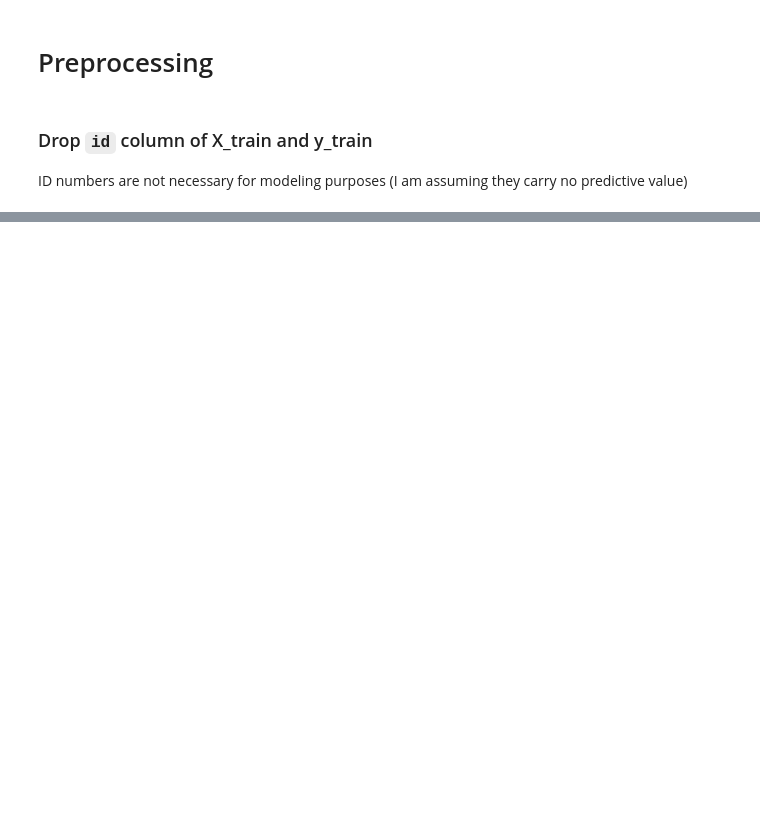
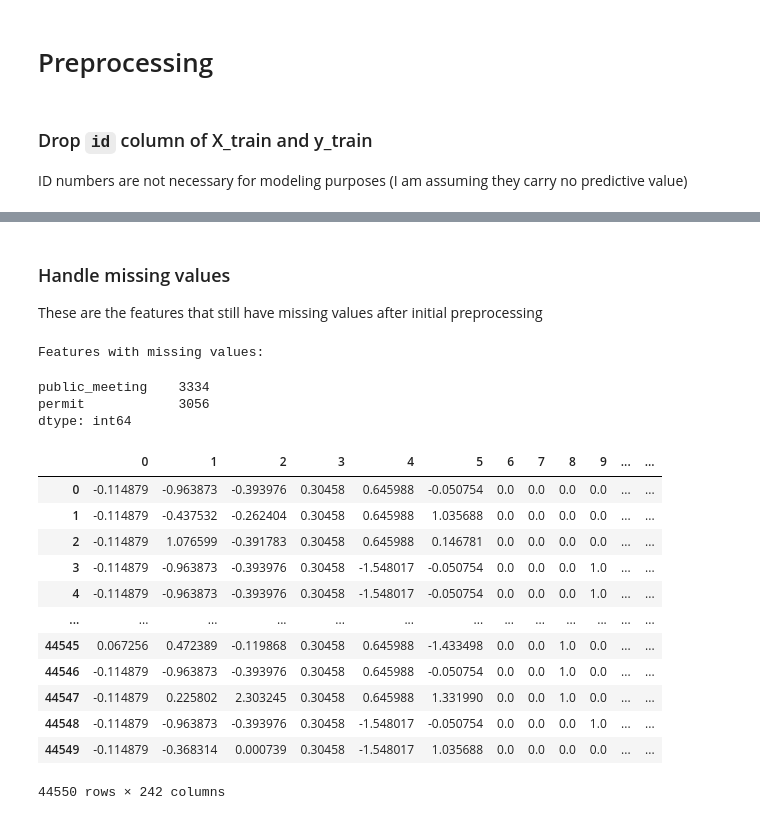
Before and after one commit to rjpost20/Classification-Project, a Jupyter notebook: Water Pump Classification Model.ipynb, the cells around one changed output, grey strips where cells are left out. Cells and saved outputs as stored; diff of their text form; code cells hidden in the pictures; blank space fills up the shorter version.

```diff
--- a/Water Pump Classification Model.ipynb
+++ b/Water Pump Classification Model.ipynb
@@ -287,3 +353,7 @@ X_train_df.drop(columns=columns_to_drop, inplace=True)
+# %%
+X_train_df['public_meeting'].replace({False: 0, True: 1}, inplace=True)
+
+X_train_df['permit'].replace({False: 0, True: 1}, inplace=True)
 # %%
 X_train_df.info()
 # %% [output]
@@ -307,2 +390,5 @@ memory usage: 14.5+ MB
 # %%
-X_train_df.scheme_name.value_counts()
+X = X_train_df.copy()
+y = y_train_df.copy()
+
+X_train, X_test, y_train, y_test = train_test_split(X, y, stratify=y)
@@ -341,0 +423,14 @@ dtype: int64
+# %% [markdown]
+### Handle missing values
+
+These are the features that still have missing values after initial preprocessing
+# %%
+columns_isna = [column for column in X_train_df.columns if X_train_df[column].isna().sum() > 0]
+
+print('Features with missing values:')
+X_train_df[columns_isna].isna().sum()
+# %% [output]
+Features with missing values:
+public_meeting    3334
+permit            3056
+dtype: int64
@@ -341,0 +482,16 @@ dtype: int64
+# %%
+pd.DataFrame(cleaning_pipeline.fit_transform(X_train))
+# %% [output]
+|  | 0 | 1 | 2 | 3 | 4 | 5 | 6 | 7 | 8 | 9 | ... | ... |
+| 0 | -0.114879 | -0.963873 | -0.393976 | 0.30458 | 0.645988 | -0.050754 | 0.0 | 0.0 | 0.0 | 0.0 | ... | ... |
+| 1 | -0.114879 | -0.437532 | -0.262404 | 0.30458 | 0.645988 | 1.035688 | 0.0 | 0.0 | 0.0 | 0.0 | ... | ... |
+| 2 | -0.114879 | 1.076599 | -0.391783 | 0.30458 | 0.645988 | 0.146781 | 0.0 | 0.0 | 0.0 | 0.0 | ... | ... |
+| 3 | -0.114879 | -0.963873 | -0.393976 | 0.30458 | -1.548017 | -0.050754 | 0.0 | 0.0 | 0.0 | 1.0 | ... | ... |
+| 4 | -0.114879 | -0.963873 | -0.393976 | 0.30458 | -1.548017 | -0.050754 | 0.0 | 0.0 | 0.0 | 1.0 | ... | ... |
+| ... | ... | ... | ... | ... | ... | ... | ... | ... | ... | ... | ... | ... |
+| 44545 | 0.067256 | 0.472389 | -0.119868 | 0.30458 | 0.645988 | -1.433498 | 0.0 | 0.0 | 1.0 | 0.0 | ... | ... |
+| 44546 | -0.114879 | -0.963873 | -0.393976 | 0.30458 | 0.645988 | -0.050754 | 0.0 | 0.0 | 1.0 | 0.0 | ... | ... |
+| 44547 | -0.114879 | 0.225802 | 2.303245 | 0.30458 | 0.645988 | 1.331990 | 0.0 | 0.0 | 1.0 | 0.0 | ... | ... |
+| 44548 | -0.114879 | -0.963873 | -0.393976 | 0.30458 | -1.548017 | -0.050754 | 0.0 | 0.0 | 0.0 | 1.0 | ... | ... |
+| 44549 | -0.114879 | -0.368314 | 0.000739 | 0.30458 | -1.548017 | 1.035688 | 0.0 | 0.0 | 0.0 | 0.0 | ... | ... |
+44550 rows × 242 columns
```
Also changed, not shown: parts of 33 cells of this notebook.
